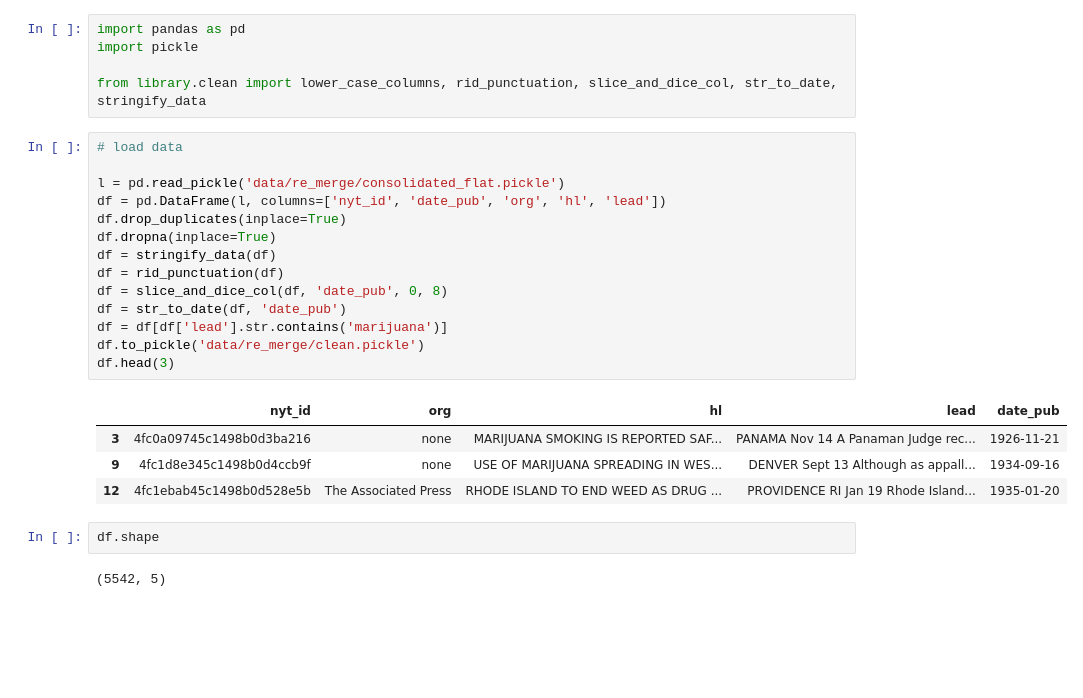
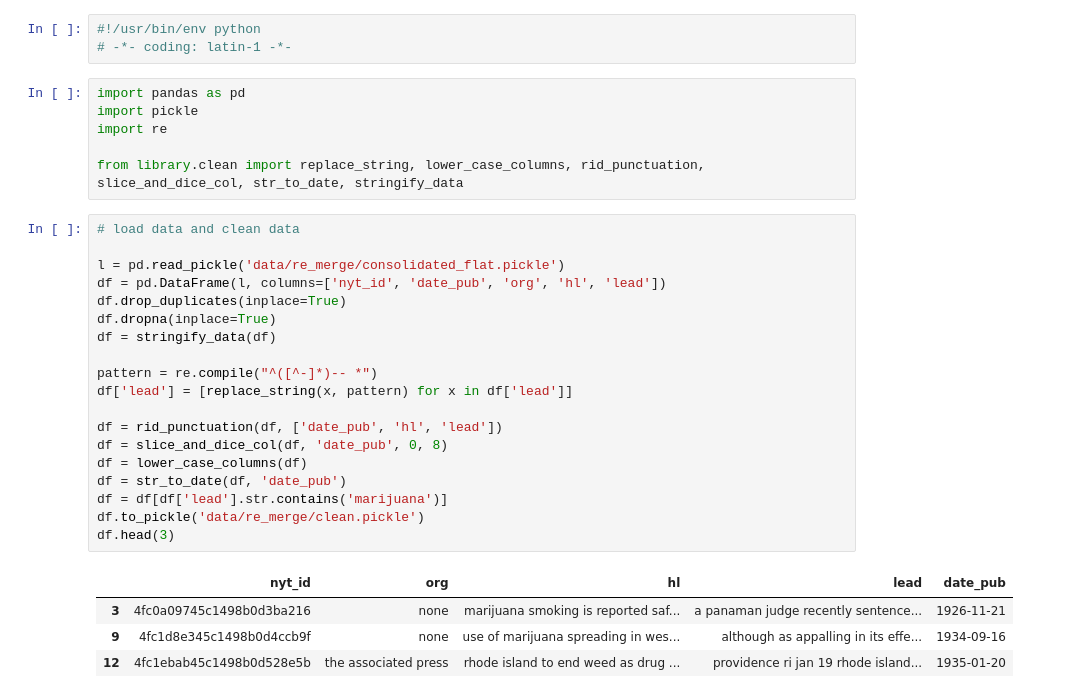
Before and after one commit to pgr-me/metis_projects, a Jupyter notebook: fletcher/clean_data.ipynb, the cells around one changed output. Drawn from its saved outputs; the diff is of its cells as text; blank space fills up the shorter version.

```diff
--- a/fletcher/clean_data.ipynb
+++ b/fletcher/clean_data.ipynb
@@ -1,28 +1,33 @@
+# %%
+#!/usr/bin/env python
+# -*- coding: latin-1 -*-
 # %%
 import pandas as pd
 import pickle
+import re
 
-from library.clean import lower_case_columns, rid_punctuation, slice_and_dice_col, str_to_date, stringify_data
+from library.clean import replace_string, lower_case_columns, rid_punctuation, slice_and_dice_col, str_to_date, stringify_data
 # %%
-# load data
+# load data and clean data
 
 l = pd.read_pickle('data/re_merge/consolidated_flat.pickle')
 df = pd.DataFrame(l, columns=['nyt_id', 'date_pub', 'org', 'hl', 'lead'])
 df.drop_duplicates(inplace=True)
 df.dropna(inplace=True)
 df = stringify_data(df)
-df = rid_punctuation(df)
+
+pattern = re.compile("^([^-]*)-- *")
+df['lead'] = [replace_string(x, pattern) for x in df['lead']]
+
+df = rid_punctuation(df, ['date_pub', 'hl', 'lead'])
 df = slice_and_dice_col(df, 'date_pub', 0, 8)
+df = lower_case_columns(df)
 df = str_to_date(df, 'date_pub')
 df = df[df['lead'].str.contains('marijuana')]
 df.to_pickle('data/re_merge/clean.pickle')
 df.head(3)
 # %% [output]
 |  | nyt_id | org | hl | lead | date_pub |
-| 3 | 4fc0a09745c1498b0d3ba216 | none | MARIJUANA SMOKING IS REPORTED SAF... | PANAMA Nov 14 A Panaman Judge rec... | 1926-11-21 |
-| 9 | 4fc1d8e345c1498b0d4ccb9f | none | USE OF MARIJUANA SPREADING IN WES... | DENVER Sept 13 Although as appall... | 1934-09-16 |
-| 12 | 4fc1ebab45c1498b0d528e5b | The Associated Press | RHODE ISLAND TO END WEED AS DRUG ... | PROVIDENCE RI Jan 19 Rhode Island... | 1935-01-20 |
+| 3 | 4fc0a09745c1498b0d3ba216 | none | marijuana smoking is reported saf... | a panaman judge recently sentence... | 1926-11-21 |
+| 9 | 4fc1d8e345c1498b0d4ccb9f | none | use of marijuana spreading in wes... | although as appalling in its effe... | 1934-09-16 |
+| 12 | 4fc1ebab45c1498b0d528e5b | the associated press | rhode island to end weed as drug ... | providence ri jan 19 rhode island... | 1935-01-20 |
-# %%
-df.shape
-# %% [output]
-(5542, 5)
```
Also changed, not shown: 6 other files.
